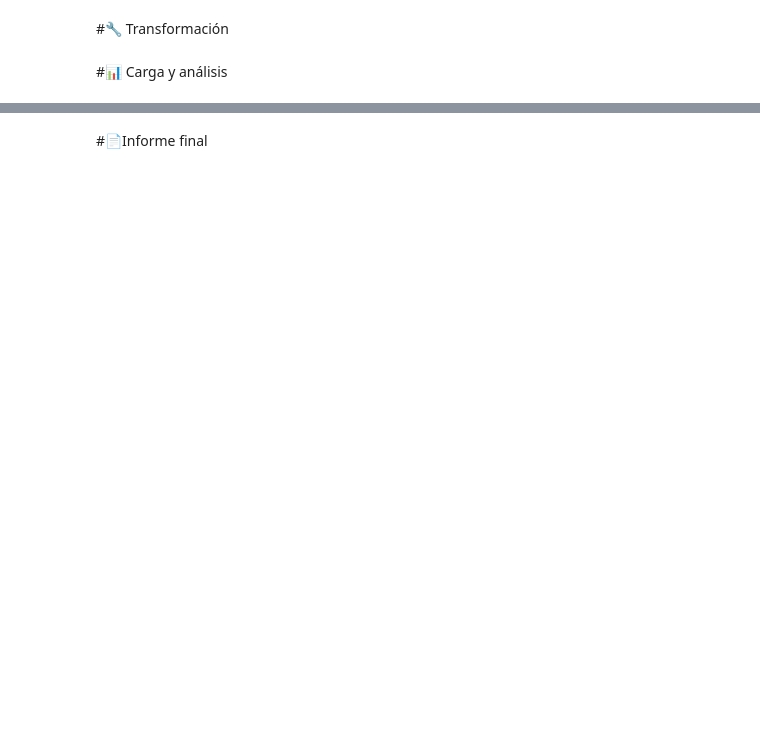
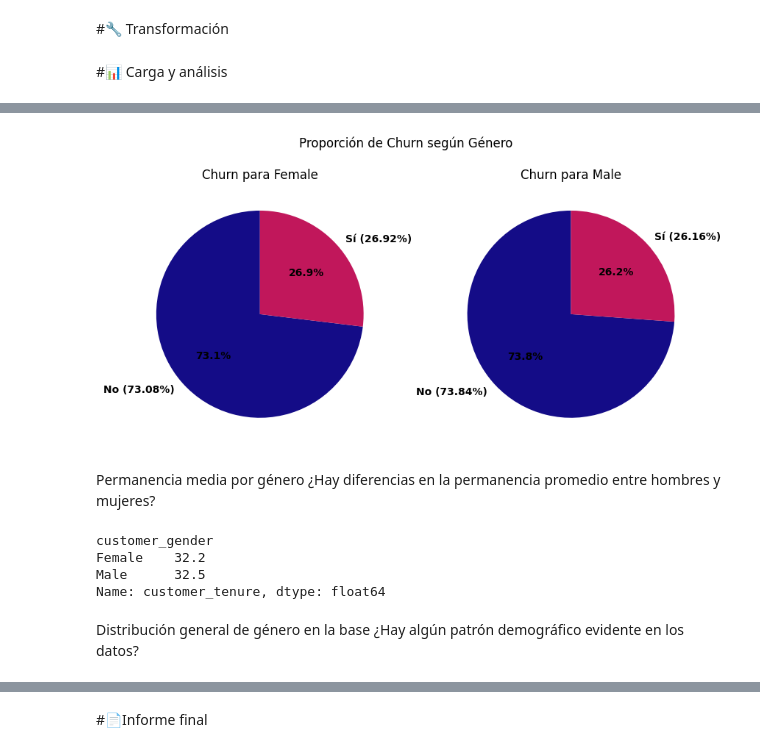
Before and after one commit to adrian-pieroni/challenge2-data-science-LATAM, a Jupyter notebook: challenge2_data_science_LATAM.ipynb, the cells around one changed output, grey strips where cells are left out. Drawn from its saved outputs; the diff is of its cells as text; code cells hidden in the pictures; blank space fills up the shorter version.

```diff
--- a/challenge2_data_science_LATAM.ipynb
+++ b/challenge2_data_science_LATAM.ipynb
@@ -96,0 +578,8 @@ Index(['customerID', 'Churn', 'customer.gender', 'customer.SeniorCitizen',
+# %%
+df_genero_churn = df_limpio.groupby('customer_gender')['Churn'].value_counts(normalize=True).unstack()
+
+df_genero_churn_pct = df_genero_churn * 100
+df_genero_churn_pct = df_genero_churn_pct.round(2)
+
+print("Proporción de clientes que abandonaron (Churn) y que permanecieron, por género (%):")
+display(df_genero_churn_pct)
@@ -96,0 +592,32 @@ Index(['customerID', 'Churn', 'customer.gender', 'customer.SeniorCitizen',
+# %%
+fig, axes = plt.subplots(1, 2, figsize=(10,5))
+
+colores = ["#140C87", "#C1175B"]
+
+for i, gender in enumerate(df_genero_churn_pct.index):
+    axes[i].pie(df_genero_churn_pct.loc[gender],
+                labels=[f"No ({df_genero_churn_pct.loc[gender, 'No']}%)",
+                        f"Sí ({df_genero_churn_pct.loc[gender, 'Yes']}%)"],
+                colors=colores,
+                autopct='%1.1f%%', startangle=90, textprops={'weight':'bold'})
+    axes[i].set_title(f'Churn para {gender}')
+
+plt.suptitle('Proporción de Churn según Género')
+plt.show()
+# %% [output]
+[figure, added]
+# %% [markdown]
+Permanencia media por género
+¿Hay diferencias en la permanencia promedio entre hombres y mujeres?
+# %%
+permanencia_por_genero = df_limpio.groupby('customer_gender')['customer_tenure'].mean().round(1)
+print(permanencia_por_genero)
+# %% [output]
+customer_gender
+Female    32.2
+Male      32.5
+Name: customer_tenure, dtype: float64
+# %% [markdown]
+
+Distribución general de género en la base
+¿Hay algún patrón demográfico evidente en los datos?
```
Also changed, not shown: parts of 91 cells of this notebook.
